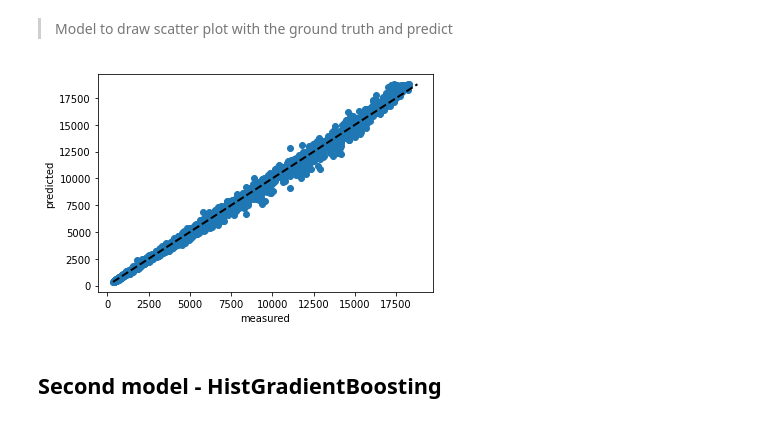
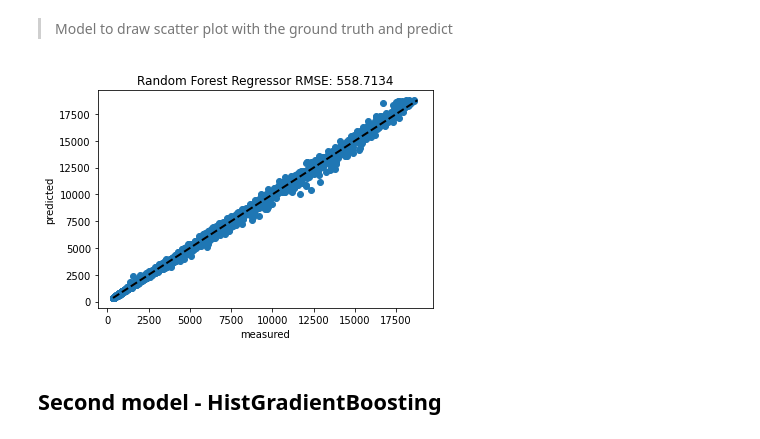
Before and after one commit to josellado/Diamond-Project, a Jupyter notebook: diamond_clean.ipynb, the cells around one changed output. Saved outputs shown, nothing was run; the diff lists cells and outputs as text; code cells hidden in the pictures.

```diff
--- a/diamond_clean.ipynb
+++ b/diamond_clean.ipynb
@@ -4,5 +4,5 @@
 import pandas as pd
 import numpy as np
 # %%
-diamond = pd.read_csv(('./diamonds-datamad0620/train.csv'))
-diamond_test = pd.read_csv(('./diamonds-datamad0620/predict.csv'))
+diamond = pd.read_csv(('../inputs/train.csv'))
+diamond_test = pd.read_csv(('../predict.csv'))
@@ -397,13 +386,14 @@ y_pred_graph = model.predict(X_test)
 # %%
 plt.scatter(y_pred_graph,y_test)
 plt.plot([y_test.min(), y_test.max()], [y_test.min(), y_test.max()], 'k--', lw=2)
 plt.xlabel('measured')
 plt.ylabel('predicted')
+plt.title("Random Forest Regressor RMSE: 558.7134" )
 plt.show()
 
 #merged_df = pd.concat([df1, df2['feat3','feat4'],axis=1)
 # %% [output]
-[figure, old version]
+[figure, new version]
 # %%
 y_pred.to_csv("./outputs/RandomForestRegressor1.csv", header= True, index=False)
 # %% [markdown]
```
Also changed, not shown: parts of 13 cells of this notebook, 4 other files.
